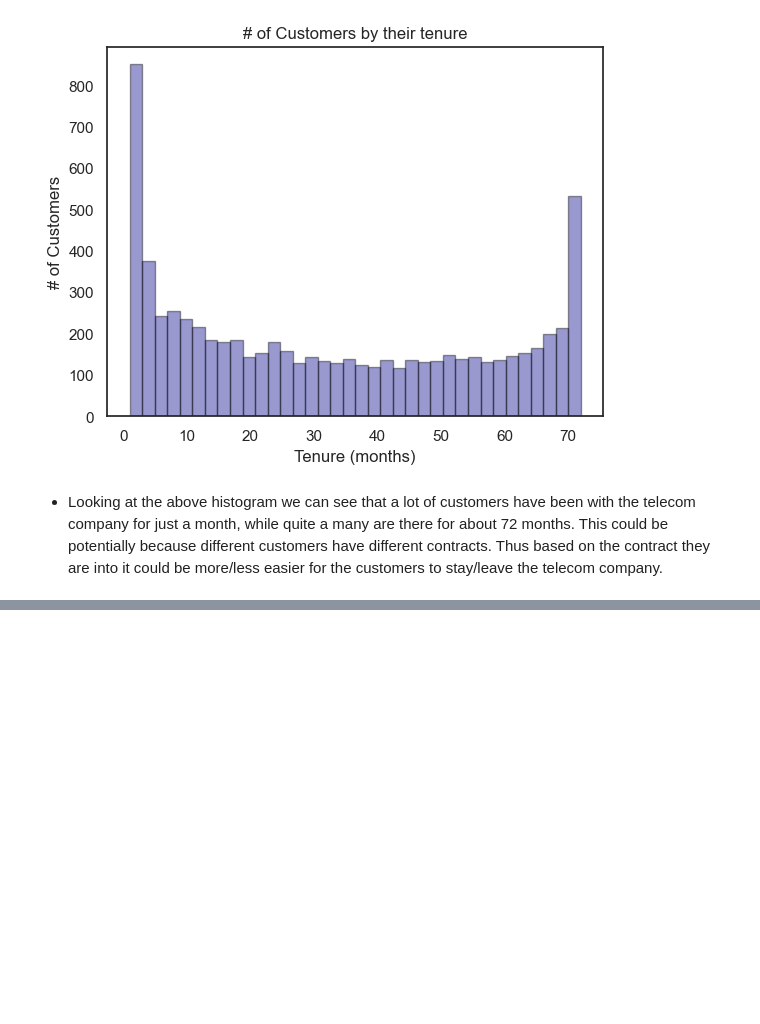
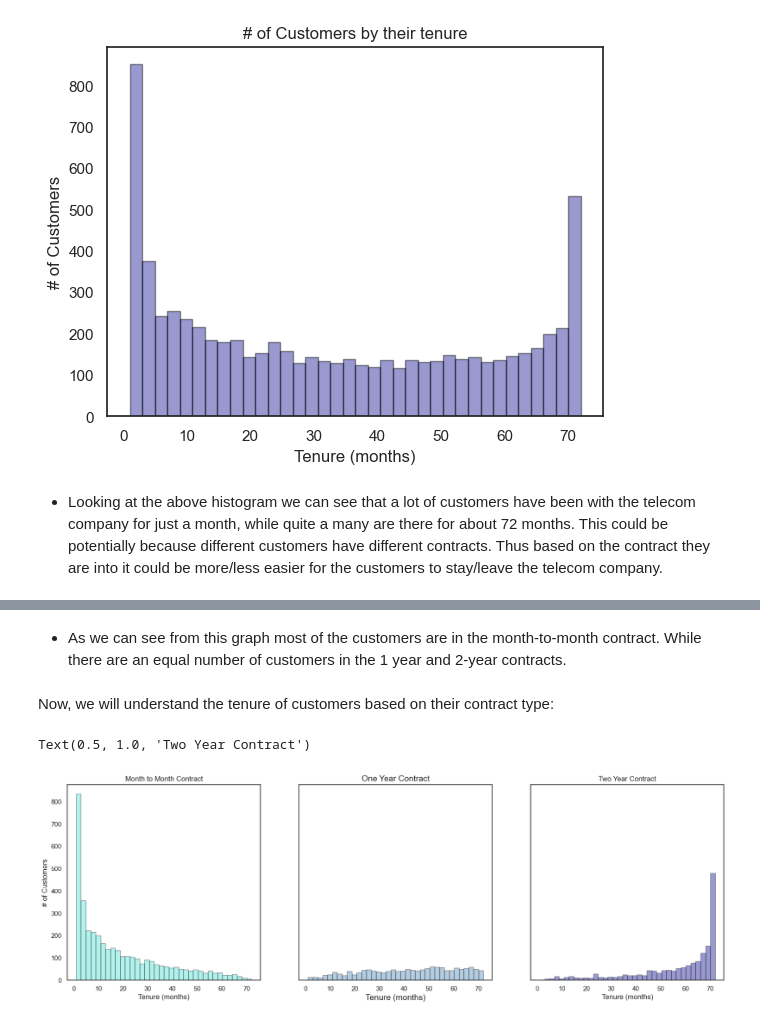
Before and after one commit to AmirMotefaker/Sales-Data-Analysis, a Jupyter notebook: Customer Churn Prediction/Customer Churn Prediction - Telecom/Customer Churn Prediction - Telecom.ipynb, the cells around one changed output, grey strips where cells are left out. Drawn from its saved outputs; the diff is of its cells as text; code cells hidden in the pictures; blank space fills up the shorter version.

```diff
--- a/Customer Churn Prediction/Customer Churn Prediction - Telecom/Customer Churn Prediction - Telecom.ipynb
+++ b/Customer Churn Prediction/Customer Churn Prediction - Telecom/Customer Churn Prediction - Telecom.ipynb
@@ -267,0 +278,38 @@ Text(0.5, 1.0, '# of Customers by their tenure')
+# %% [markdown]
+- As we can see from this graph most of the customers are in the month-to-month contract. While there are an equal number of customers in the 1 year and 2-year contracts.
+# %% [markdown]
+Now, we will understand the tenure of customers based on their contract type:
+# %%
+fig, (ax1,ax2,ax3) = plt.subplots(nrows=1, ncols=3, sharey = True, figsize = (20,6))
+
+ax = sns.distplot(data[data['Contract']=='Month-to-month']['tenure'],
+                   hist=True, kde=False,
+                   bins=int(180/5), color = 'turquoise',
+                   hist_kws={'edgecolor':'black'},
+                   kde_kws={'linewidth': 4},
+                 ax=ax1)
+ax.set_ylabel('# of Customers')
+ax.set_xlabel('Tenure (months)')
+ax.set_title('Month to Month Contract')
+
+ax = sns.distplot(data[data['Contract']=='One year']['tenure'],
+                   hist=True, kde=False,
+                   bins=int(180/5), color = 'steelblue',
+                   hist_kws={'edgecolor':'black'},
+                   kde_kws={'linewidth': 4},
+                 ax=ax2)
+ax.set_xlabel('Tenure (months)',size = 14)
+ax.set_title('One Year Contract',size = 14)
+
+ax = sns.distplot(data[data['Contract']=='Two year']['tenure'],
+                   hist=True, kde=False,
+                   bins=int(180/5), color = 'darkblue',
+                   hist_kws={'edgecolor':'black'},
+                   kde_kws={'linewidth': 4},
+                 ax=ax3)
+
+ax.set_xlabel('Tenure (months)')
+ax.set_title('Two Year Contract')
+# %% [output]
+Text(0.5, 1.0, 'Two Year Contract')
+[figure, added]
```
Also changed, not shown: parts of 3 cells of this notebook.
